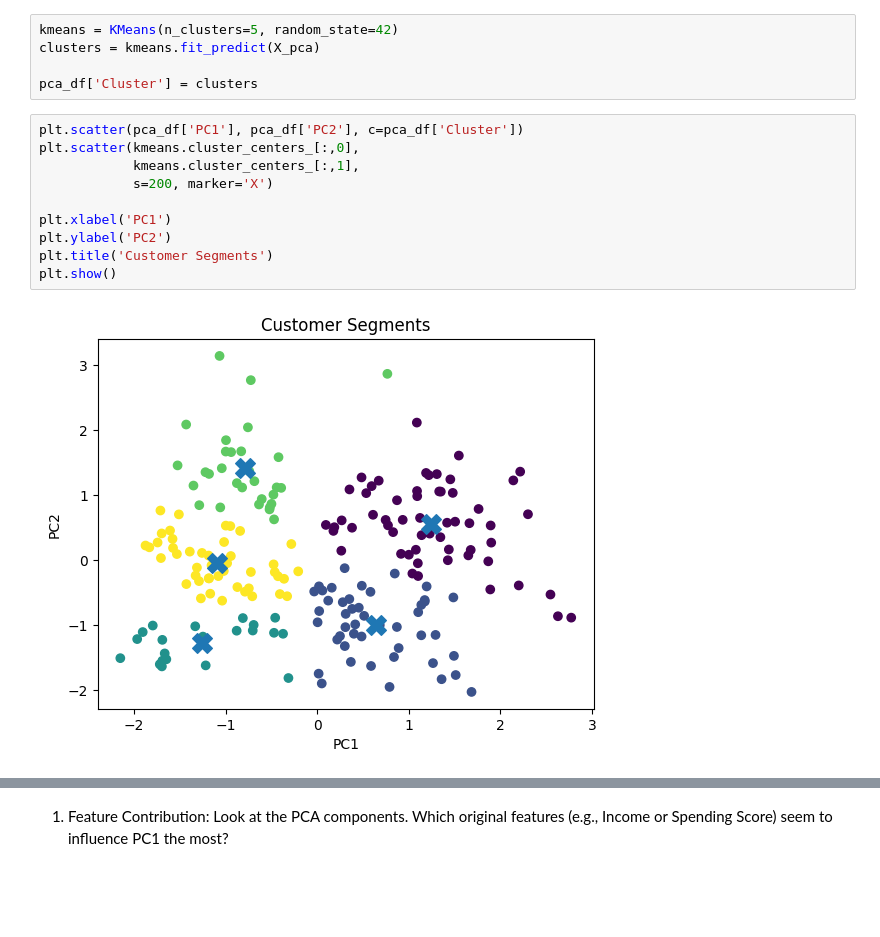
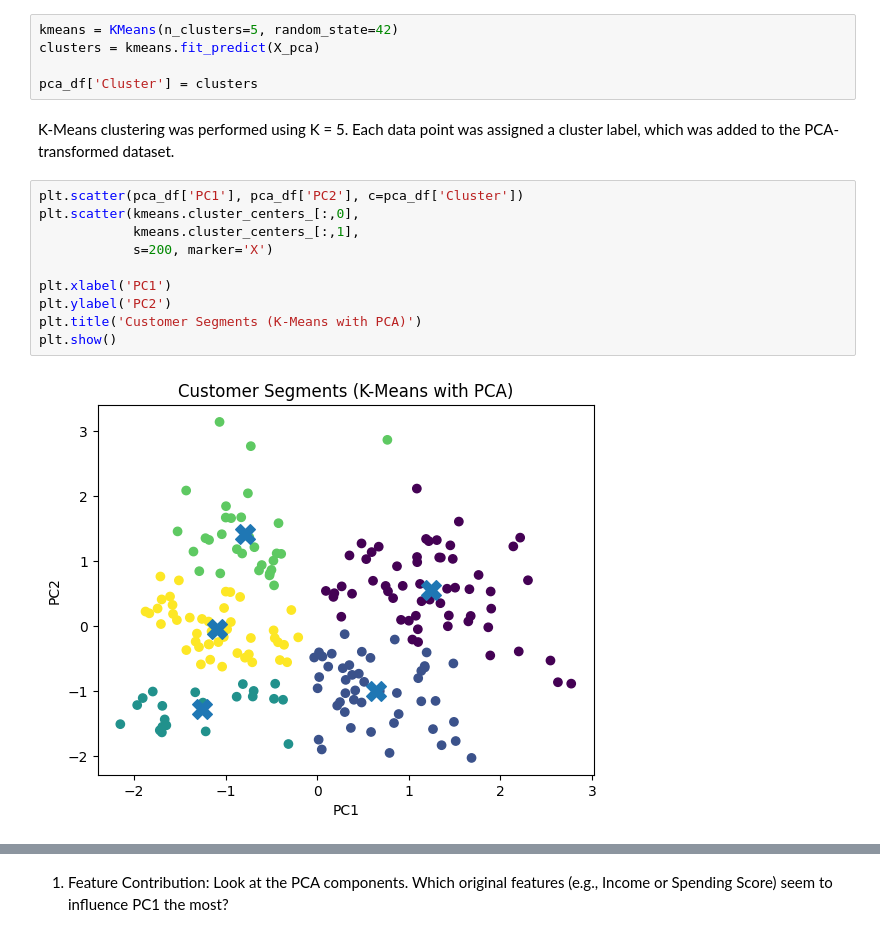
Before and after one commit to RadhikaKapoor383/Python-practise, a Jupyter notebook: AI Lab codes/AI_LAB12_radhika.ipynb, the cells around one changed output, grey strips where cells are left out. Drawn from its saved outputs; the diff is of its cells as text; blank space fills up the shorter version.

```diff
--- a/AI Lab codes/AI_LAB12_radhika.ipynb
+++ b/AI Lab codes/AI_LAB12_radhika.ipynb
@@ -45,15 +48,17 @@ kmeans = KMeans(n_clusters=5, random_state=42)
 clusters = kmeans.fit_predict(X_pca)
 
 pca_df['Cluster'] = clusters
+# %% [markdown]
+K-Means clustering was performed using K = 5. Each data point was assigned a cluster label, which was added to the PCA-transformed dataset.
 # %%
 plt.scatter(pca_df['PC1'], pca_df['PC2'], c=pca_df['Cluster'])
 plt.scatter(kmeans.cluster_centers_[:,0],
             kmeans.cluster_centers_[:,1],
             s=200, marker='X')
 
 plt.xlabel('PC1')
 plt.ylabel('PC2')
-plt.title('Customer Segments')
+plt.title('Customer Segments (K-Means with PCA)')
 plt.show()
 # %% [output]
-[figure, old version]
+[figure, new version]
```
Also changed, not shown: parts of 2 cells of this notebook.
